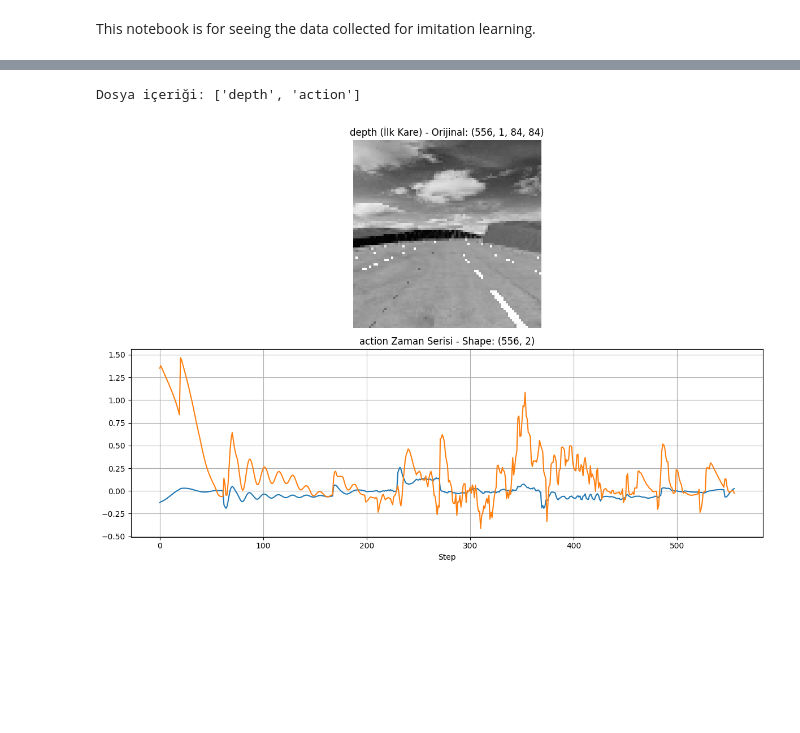
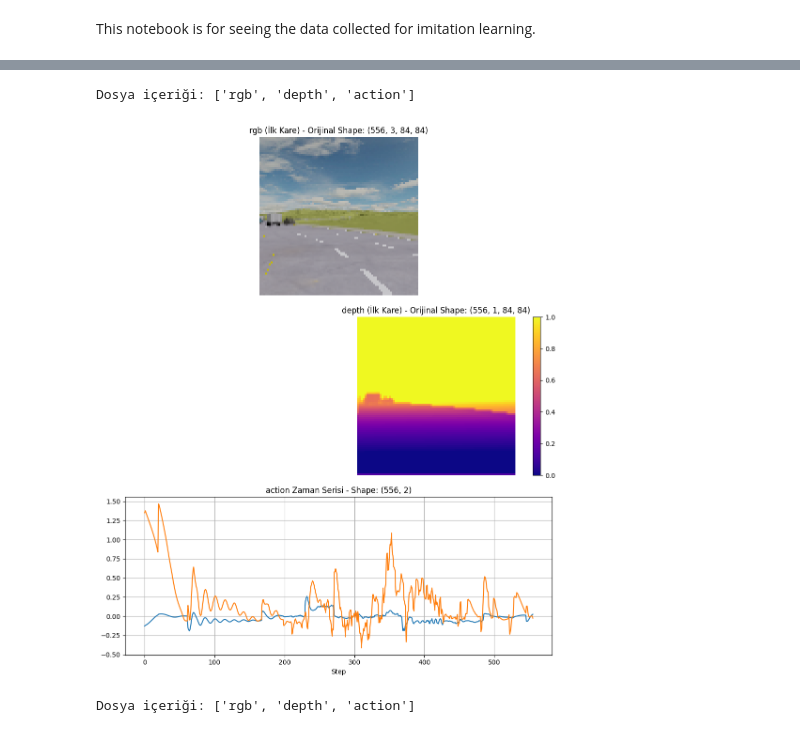
Before and after one commit to mfurkan03/VisHybrid-X, a Jupyter notebook: notebooks/data_visualization.ipynb, the cells around one changed output, grey strips where cells are left out. Drawn from its saved outputs; the diff is of its cells as text; code cells hidden in the pictures; blank space fills up the shorter version.

Commit message:
(feat): colelcting depth is added (fix): rgb colors are fixed

```diff
--- a/notebooks/data_visualization.ipynb
+++ b/notebooks/data_visualization.ipynb
@@ -8,7 +3,7 @@ Note: you may need to restart the kernel to use updated packages.
 # %%
 import numpy as np
 
-data = np.load("dataset\episode_0.npz")
+data = np.load(r"C:\Users\Furkan\Desktop\Kod\Metadrive Autonomous\data\raw\episode_0.npz")
 # %%
 import numpy as np
 import matplotlib.pyplot as plt
@@ -24,7 +19,7 @@ def visualize_npz(file_path):
     print(f"Dosya içeriği: {keys}")
 
     n_keys = len(keys)
-    fig, axes = plt.subplots(n_keys, 1, figsize=(12, 4 * n_keys))
+    fig, axes = plt.subplots(n_keys, 1, figsize=(10, 4 * n_keys))
     if n_keys == 1: axes = [axes]
 
     for i, key in enumerate(keys):
@@ -34,38 +29,67 @@ def visualize_npz(file_path):
         # 1. Görüntü Verisi Kontrolü
         # Eğer dizi 4 boyutluysa (Step, C, H, W) veya (Step, H, W, C)
         if arr.ndim == 4:
-            img = arr[0] # İlk adımı al
+            img = arr[250] # İlk adımı al
 
             # (1, 84, 84) -> (84, 84) yapmak için squeeze kullan
             img = np.squeeze(img)
 
             # Eğer hala 3 boyutluysa ve kanal sayısı baştaysa (C, H, W) -> (H, W, C)
             if img.ndim == 3 and img.shape[0] in [1, 3, 4]:
                 img = img.transpose(1, 2, 0)
                 if img.shape[-1] == 1: # Tek kanallı ise tekrar squeeze
                     img = img.squeeze(-1)
 
-            ax.imshow(img, cmap='gray' if img.ndim == 2 else None)
-            ax.set_title(f"{key} (İlk Kare) - Orijinal: {arr.shape}")
+            # --- DERİNLİK (DEPTH) İÇİN ÖZEL GÖRSELLEŞTİRME ---
+            if 'depth' in key.lower():
+                # Z-buffer verisinde kontrastı artırmak için Min-Max ölçeklendirme
+                img_min, img_max = np.min(img), np.max(img)
+                if img_max > img_min: # Sıfıra bölme hatasını engelle
+                    img_normalized = (img - img_min) / (img_max - img_min)
+                else:
+                    img_normalized = img
+
+                # Derinlik için 'plasma' renk haritası kullanıyoruz (yakın yerler koyu, uzak yerler açık)
+                im = ax.imshow(img_normalized, cmap='plasma')
+                plt.colorbar(im, ax=ax, fraction=0.046, pad=0.04) # Renk çubuğu ekle
+
+            # --- RGB İÇİN ÖZEL GÖRSELLEŞTİRME ---
+            elif 'rgb' in key.lower():
+                # Eğer float ise ve değerler 0-255 arasındaysa (1.0'dan büyükse), uint8'e çevir
+                # (matplotlib float tipindeki resimlerin 0-1 arasında olmasını bekler)
+                if img.max() > 1.0:
+                    img = img.astype(np.uint8)
+                ax.imshow(img)
+
+            # --- DİĞER GÖRÜNTÜLER ---
+            else:
+                ax.imshow(img, cmap='gray' if img.ndim == 2 else None)
+
+            ax.set_title(f"{key} (İlk Kare) - Orijinal Shape: {arr.shape}")
             ax.axis('off')
 
         # 2. Zaman Serisi Verisi (Action, Reward vb.)
         elif arr.ndim <= 2:
             ax.plot(arr)
             ax.set_title(f"{key} Zaman Serisi - Shape: {arr.shape}")
             ax.set_xlabel("Step")
             ax.grid(True)
 
         else:
             ax.text(0.5, 0.5, f"{key}: Desteklenmeyen boyut {arr.shape}",
                     ha='center', va='center')
             ax.set_title(key)
 
     plt.tight_layout()
     plt.show()
 
 # Kullanım:
-visualize_npz("dataset/episode_0.npz")
+visualize_npz(r"C:\Users\Furkan\Desktop\Kod\Metadrive Autonomous\data\raw\episode_0.npz")
 # %% [output]
-Dosya içeriği: ['depth', 'action']
+Dosya içeriği: ['rgb', 'depth', 'action']
-[figure, old version]
+[figure, new version]
+# %%
+keys = list(data.keys())
+print(f"Dosya içeriği: {keys}")
+# %% [output]
+Dosya içeriği: ['rgb', 'depth', 'action']
```
Also changed, not shown: parts of 2 cells of this notebook, 1 other file.
